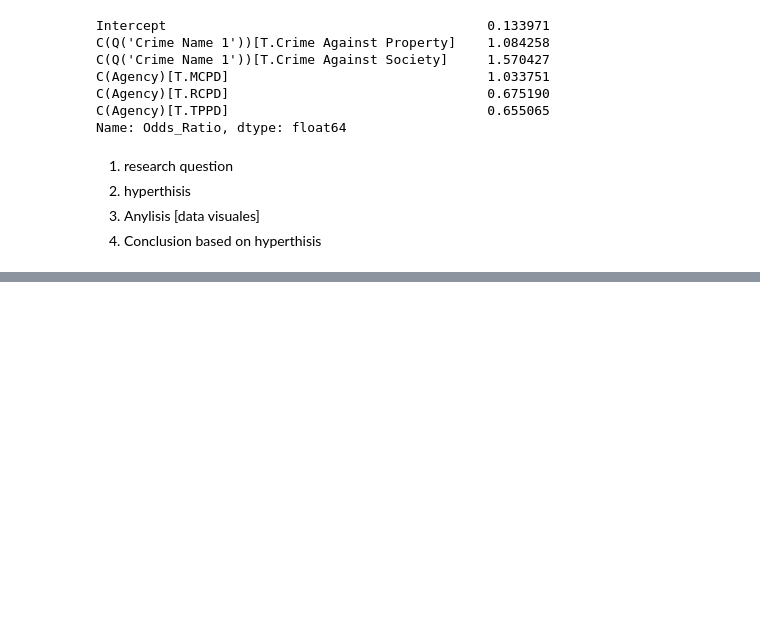
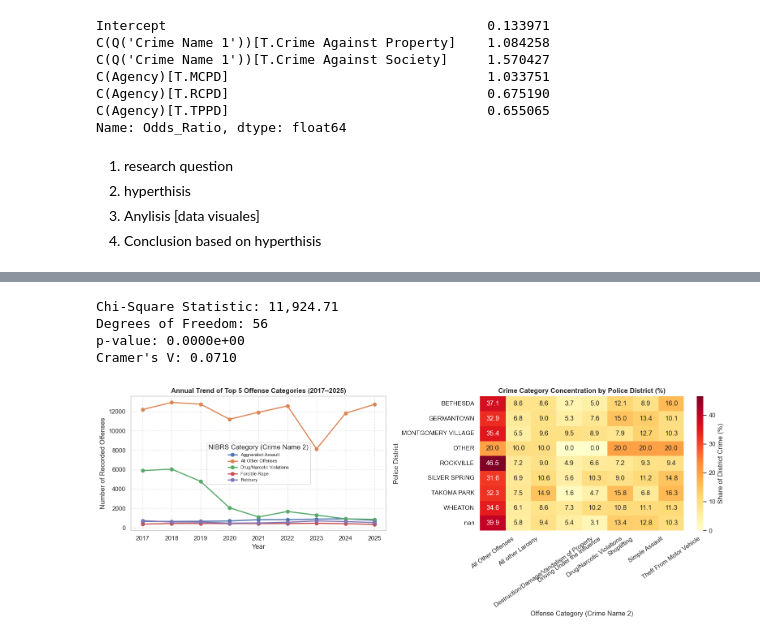
Before and after one commit to ArunaMahaGamage/MSC-AI-CW1, a Jupyter notebook: CW1.ipynb, the cells around one changed output, grey strips where cells are left out. Cells and saved outputs as stored; diff of their text form; code cells hidden in the pictures; blank space fills up the shorter version.

```diff
--- a/CW1.ipynb
+++ b/CW1.ipynb
@@ -1124,0 +1292,61 @@ Name: Odds_Ratio, dtype: float64
+# %%
+from scipy.stats import chi2_contingency
+
+# Focus on the top 8 crime categories and valid named police districts
+top_8_crimes = df_analysis["Crime Name 2"].value_counts().head(8).index
+df_spatial = df_analysis[
+    df_analysis["Crime Name 2"].isin(top_8_crimes) &
+    df_analysis["Police District Name"].notna()
+]
+
+contingency_table = pd.crosstab(df_spatial["Police District Name"], df_spatial["Crime Name 2"])
+chi2, p_val, dof, expected = chi2_contingency(contingency_table)
+
+# Calculate Cramer's V for effect size
+n = contingency_table.sum().sum()
+cramers_v = np.sqrt(chi2 / (n * (min(contingency_table.shape) - 1)))
+
+print(f"Chi-Square Statistic: {chi2:,.2f}")
+print(f"Degrees of Freedom: {dof}")
+print(f"p-value: {p_val:.4e}")
+print(f"Cramer's V: {cramers_v:.4f}")
+# %% [output]
+Chi-Square Statistic: 11,924.71
+Degrees of Freedom: 56
+p-value: 0.0000e+00
+Cramer's V: 0.0710
+# %%
+fig, axes = plt.subplots(1, 2, figsize=(16, 6))
+
+# Visualisation 1: Year-over-Year Trajectory of Top 5 Rapidly Occurring Offenses (2017–2025)
+top_5_names = top_offenses["Crime Name 2"].value_counts().head(5).index
+trend_data = (
+    df_full_years[df_full_years["Crime Name 2"].isin(top_5_names)]
+    .groupby(["Year", "Crime Name 2"])
+    .size()
+    .unstack()
+)
+trend_data.plot(ax=axes[0], marker="o", linewidth=2)
+axes[0].set_title("Annual Trend of Top 5 Offense Categories (2017–2025)", fontsize=12, fontweight="bold")
+axes[0].set_xlabel("Year")
+axes[0].set_ylabel("Number of Recorded Offenses")
+axes[0].legend(title="NIBRS Category (Crime Name 2)", fontsize=8)
+axes[0].grid(True, linestyle="--", alpha=0.5)
+
+# Visualisation 2: District-Level Concentration Heatmap (Row-Normalized %)
+district_pct = pd.crosstab(
+    df_spatial["Police District Name"],
+    df_spatial["Crime Name 2"],
+    normalize="index"
+) * 100
+
+sns.heatmap(district_pct, annot=True, fmt=".1f", cmap="YlOrRd", ax=axes[1], cbar_kws={"label": "Share of District Crime (%)"})
+axes[1].set_title("Crime Category Concentration by Police District (%)", fontsize=12, fontweight="bold")
+axes[1].set_xlabel("Offense Category (Crime Name 2)")
+axes[1].set_ylabel("Police District")
+axes[1].tick_params(axis="x", rotation=35)
+
+plt.tight_layout()
+plt.show()
+# %% [output]
+[figure, added]
```
Also changed, not shown: parts of 4 cells of this notebook.
